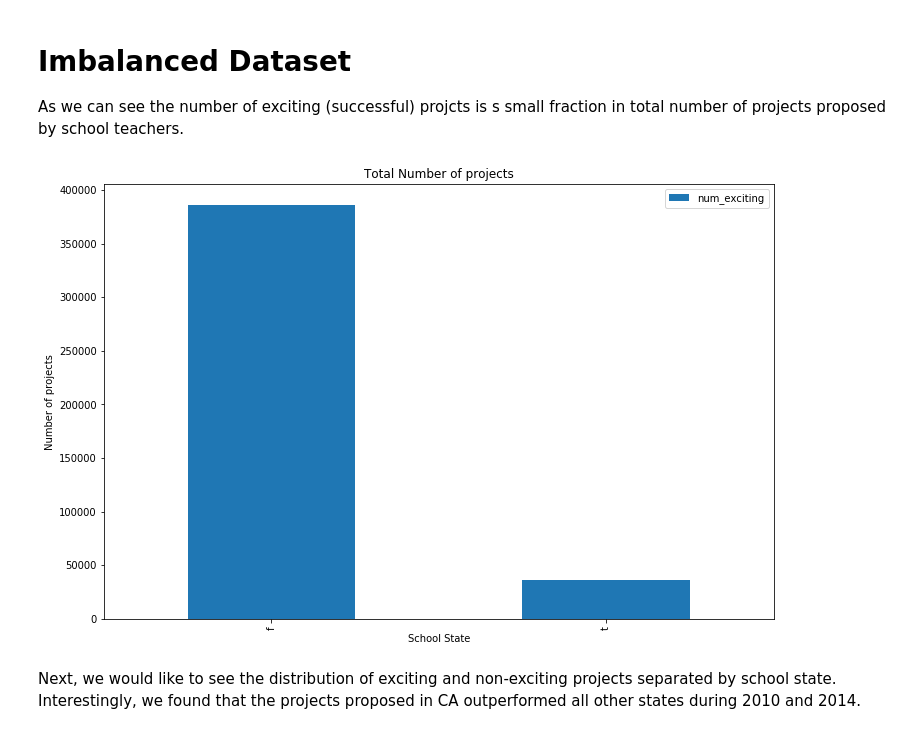
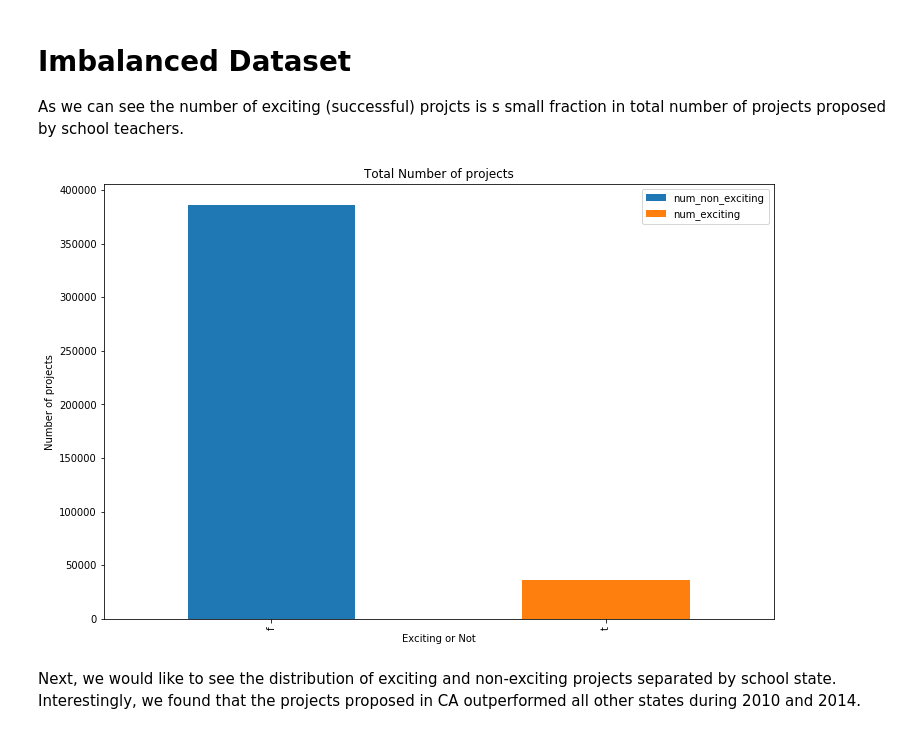
Before and after one commit to jk2618/KDD_Cup_2014, a Jupyter notebook: model/pySpark_exploratory_data_analysis_kdd_cup_2014.ipynb, the cells around one changed output. Saved outputs shown, nothing was run; the diff lists cells and outputs as text; code cells hidden in the pictures.

```diff
--- a/model/pySpark_exploratory_data_analysis_kdd_cup_2014.ipynb
+++ b/model/pySpark_exploratory_data_analysis_kdd_cup_2014.ipynb
@@ -229,17 +227,23 @@ temp2 = spark.sql("""SELECT is_exciting, count(is_exciting) as num_exciting
+# %%
+temp1 = spark.sql("""SELECt is_exciting,
+                     SUM(CASE WHEN is_exciting = 't' THEN 1 ELSE 0 END) AS num_exciting,
+                     SUM(CASE WHEN is_exciting = 'f' THEN 1 ELSE 0 END) AS num_non_exciting
+                     FROM data
+                     GROUP BY is_exciting""")
 # %%
 import matplotlib.pyplot as plt
 %matplotlib inline
 
-temp22 = temp2.toPandas()
-x_labels = temp22.is_exciting
-fig = temp22[['num_exciting']].plot(kind='bar', figsize=(12, 8))
+temp11 = temp1.toPandas()
+x_labels = temp11.is_exciting
+fig = temp11[['num_non_exciting', 'num_exciting']].plot(kind='bar', figsize=(12, 8), stacked=True)
 fig.set_xticklabels(x_labels)
 fig.set_title('Total Number of projects')
-fig.set_xlabel('School State')
+fig.set_xlabel('Exciting or Not')
 fig.set_ylabel('Number of projects')
 plt.show()
 # %% [output]
-[figure, old version]
+[figure, new version]
 # %% [markdown]
 Next, we would like to see the distribution of exciting and non-exciting projects separated by school state. Interestingly, we found that the projects proposed in CA outperformed all other states during 2010 and 2014.
 # %%
```
Also changed, not shown: parts of 3 cells of this notebook.
